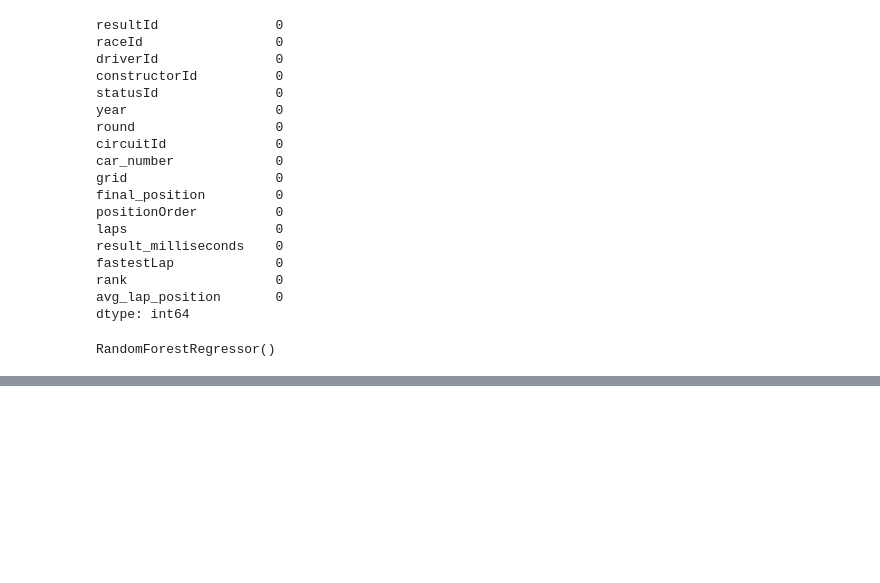
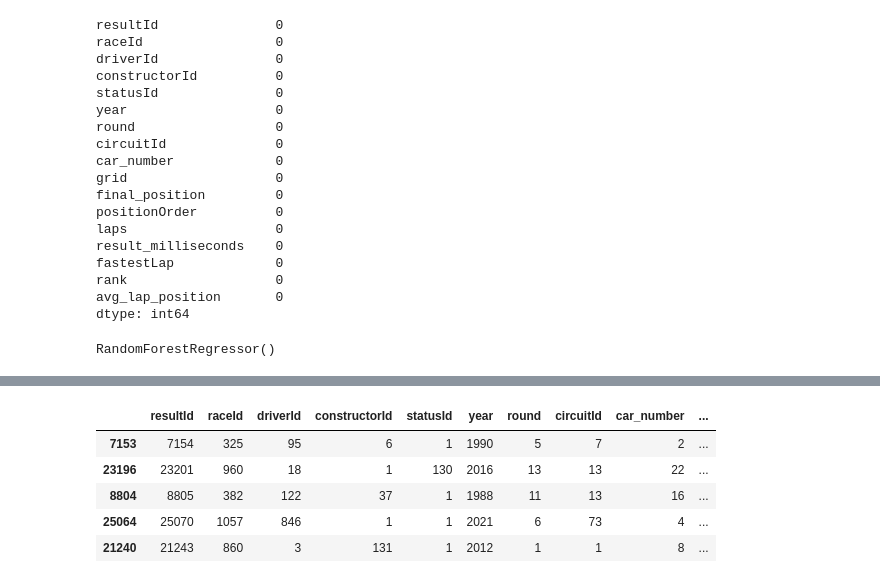
Before and after one commit to AhmS3cOps/F1-Race-Analysis-and-Prediction, a Jupyter notebook: Points.ipynb, the cells around one changed output, grey strips where cells are left out. Drawn from its saved outputs; the diff is of its cells as text; code cells hidden in the pictures; blank space fills up the shorter version.

```diff
--- a/Points.ipynb
+++ b/Points.ipynb
@@ -91,0 +156,9 @@ plt.show()
+# %%
+X_test.head()
+# %% [output]
+|  | resultId | raceId | driverId | constructorId | statusId | year | round | circuitId | car_number | ... |
+| 7153 | 7154 | 325 | 95 | 6 | 1 | 1990 | 5 | 7 | 2 | ... |
+| 23196 | 23201 | 960 | 18 | 1 | 130 | 2016 | 13 | 13 | 22 | ... |
+| 8804 | 8805 | 382 | 122 | 37 | 1 | 1988 | 11 | 13 | 16 | ... |
+| 25064 | 25070 | 1057 | 846 | 1 | 1 | 2021 | 6 | 73 | 4 | ... |
+| 21240 | 21243 | 860 | 3 | 131 | 1 | 2012 | 1 | 1 | 8 | ... |
```
Also changed, not shown: parts of 11 cells of this notebook.
